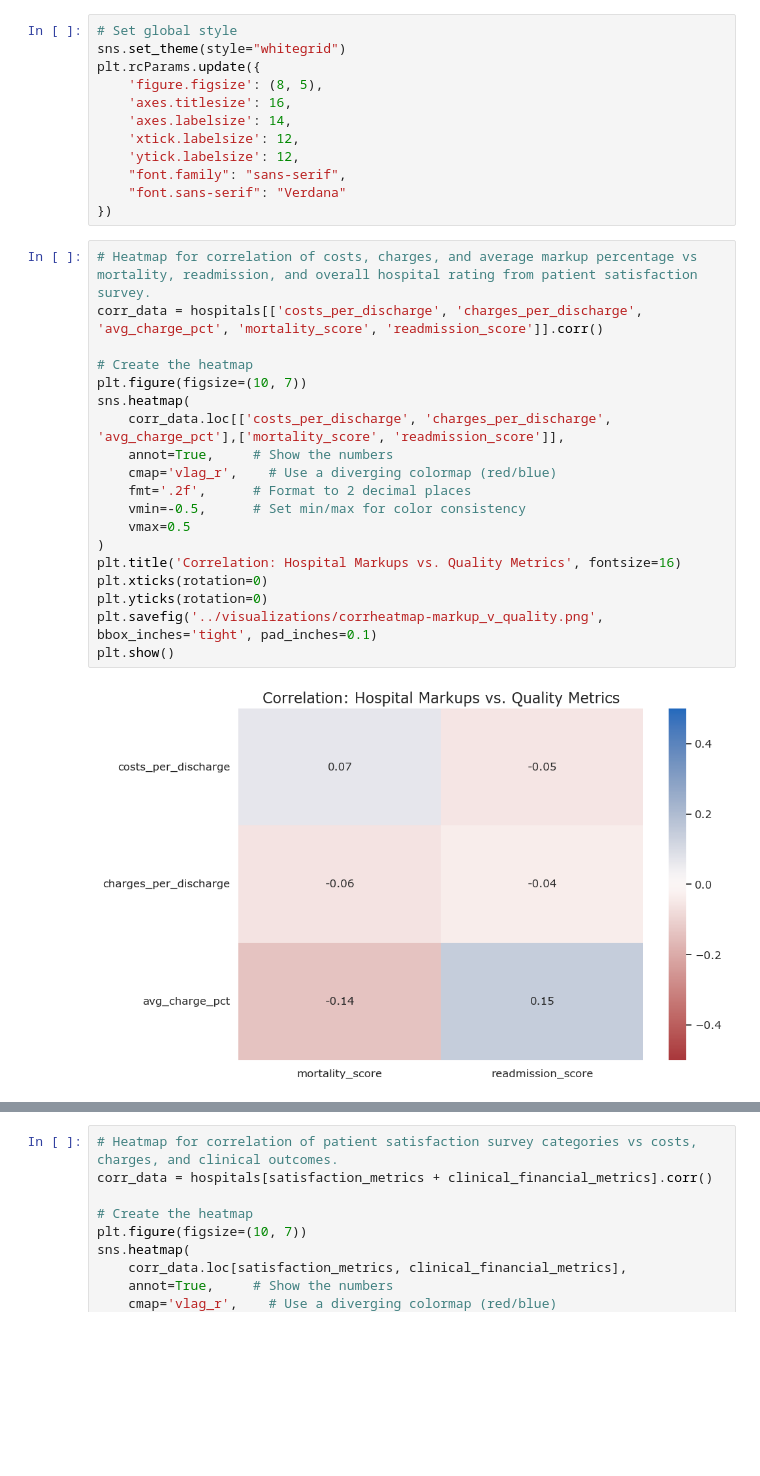
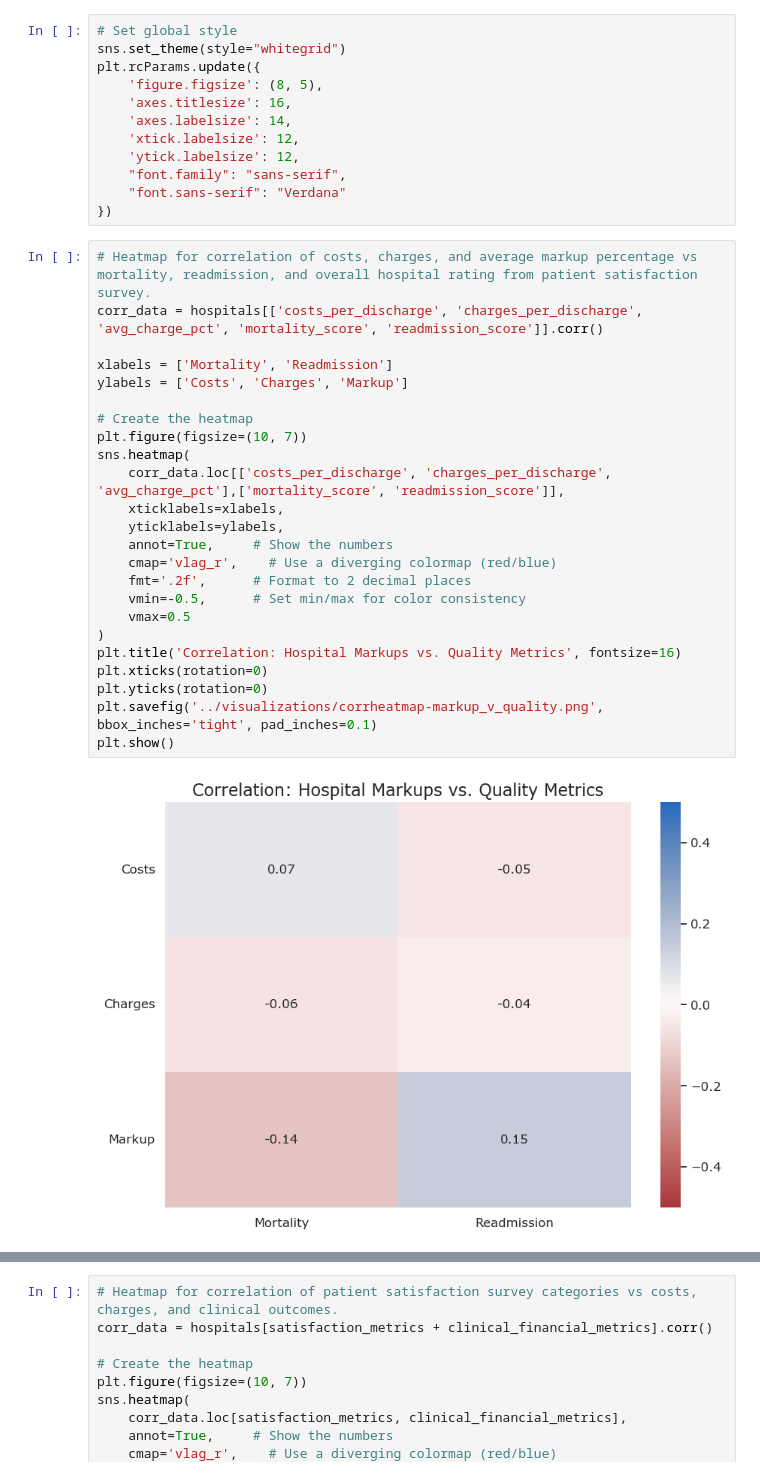
Before and after one commit to kjaques/hospital-financial-and-quality-performance, a Jupyter notebook: notebooks/analysis.ipynb, the cells around one changed output, grey strips where cells are left out. Drawn from its saved outputs; the diff is of its cells as text; blank space fills up the shorter version.

Commit message:
Python visualization tweaks, slide deck notes added, dashboard UI tweaks

```diff
--- a/notebooks/analysis.ipynb
+++ b/notebooks/analysis.ipynb
@@ -435,24 +435,29 @@ plt.rcParams.update({
 # %%
 # Heatmap for correlation of costs, charges, and average markup percentage vs mortality, readmission, and overall hospital rating from patient satisfaction survey.
 corr_data = hospitals[['costs_per_discharge', 'charges_per_discharge', 'avg_charge_pct', 'mortality_score', 'readmission_score']].corr()
+
+xlabels = ['Mortality', 'Readmission']
+ylabels = ['Costs', 'Charges', 'Markup']
 
 # Create the heatmap
 plt.figure(figsize=(10, 7))
 sns.heatmap(
     corr_data.loc[['costs_per_discharge', 'charges_per_discharge', 'avg_charge_pct'],['mortality_score', 'readmission_score']],
+    xticklabels=xlabels,
+    yticklabels=ylabels,
     annot=True,     # Show the numbers
     cmap='vlag_r',    # Use a diverging colormap (red/blue)
     fmt='.2f',      # Format to 2 decimal places
     vmin=-0.5,      # Set min/max for color consistency
     vmax=0.5
 )
 plt.title('Correlation: Hospital Markups vs. Quality Metrics', fontsize=16)
 plt.xticks(rotation=0)
 plt.yticks(rotation=0)
 plt.savefig('../visualizations/corrheatmap-markup_v_quality.png', bbox_inches='tight', pad_inches=0.1)
 plt.show()
 # %% [output]
-[figure, old version]
+[figure, new version]
 # %%
 
 
```
Also changed, not shown: parts of 3 cells of this notebook, 6 other files.
